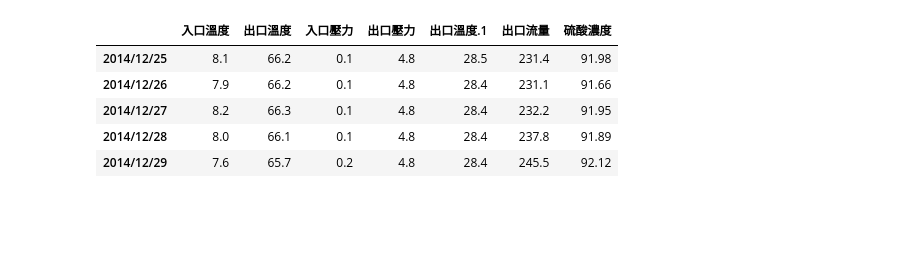
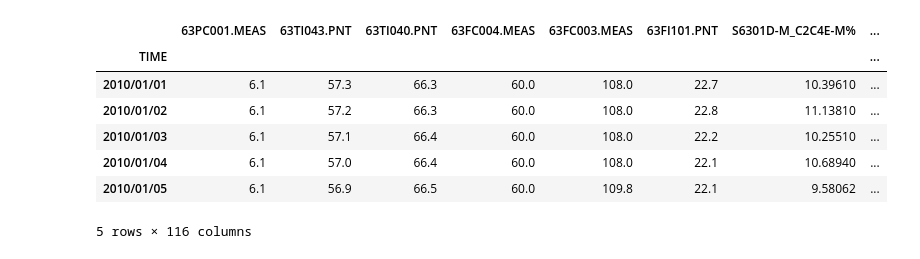
Before and after one commit to skywalker0803r/ALK-, a Jupyter notebook: surrogate model optimize.ipynb, the cells around one changed output. Saved outputs shown, nothing was run; the diff lists cells and outputs as text; code cells hidden in the pictures; blank space fills up the shorter version.

```diff
--- a/surrogate model optimize.ipynb
+++ b/surrogate model optimize.ipynb
@@ -1,17 +1,19 @@
 # %%
 import pandas as pd
 import matplotlib.pyplot as plt
 
-df = pd.read_excel('AKL單元冷凍系統操作條件(20100101_20141231).xlsx',index_col=0,skiprows=2)
+df = pd.read_excel('操作條件.xls',sheet_name='資料擷取',index_col=0,skiprows=2)
 for i in df.columns:
   df[i] = pd.to_numeric(df[i],errors='coerce')
-df = df.iloc[1:,:]
-df = df.dropna(axis=1,how='all').dropna(axis=0)
+df = df.dropna(axis=0,how='all').dropna(axis=1,how='all')
+df = df.fillna(method='ffill').fillna(method='bfill')
 df.head()
 # %% [output]
-|  | 入口溫度 | 出口溫度 | 入口壓力 | 出口壓力 | 出口溫度.1 | 出口流量 | 硫酸濃度 |
-| 2014/12/25 | 8.1 | 66.2 | 0.1 | 4.8 | 28.5 | 231.4 | 91.98 |
-| 2014/12/26 | 7.9 | 66.2 | 0.1 | 4.8 | 28.4 | 231.1 | 91.66 |
-| 2014/12/27 | 8.2 | 66.3 | 0.1 | 4.8 | 28.4 | 232.2 | 91.95 |
-| 2014/12/28 | 8.0 | 66.1 | 0.1 | 4.8 | 28.4 | 237.8 | 91.89 |
-| 2014/12/29 | 7.6 | 65.7 | 0.2 | 4.8 | 28.4 | 245.5 | 92.12 |
+|  | 63PC001.MEAS | 63TI043.PNT | 63TI040.PNT | 63FC004.MEAS | 63FC003.MEAS | 63FI101.PNT | S6301D-M_C2C4E-M% | ... |
+| TIME |  |  |  |  |  |  |  | ... |
+| 2010/01/01 | 6.1 | 57.3 | 66.3 | 60.0 | 108.0 | 22.7 | 10.39610 | ... |
+| 2010/01/02 | 6.1 | 57.2 | 66.3 | 60.0 | 108.0 | 22.8 | 11.13810 | ... |
+| 2010/01/03 | 6.1 | 57.1 | 66.4 | 60.0 | 108.0 | 22.2 | 10.25510 | ... |
+| 2010/01/04 | 6.1 | 57.0 | 66.4 | 60.0 | 108.0 | 22.1 | 10.68940 | ... |
+| 2010/01/05 | 6.1 | 56.9 | 66.5 | 60.0 | 109.8 | 22.1 | 9.58062 | ... |
+5 rows × 116 columns
```
Also changed, not shown: parts of 10 cells of this notebook.
